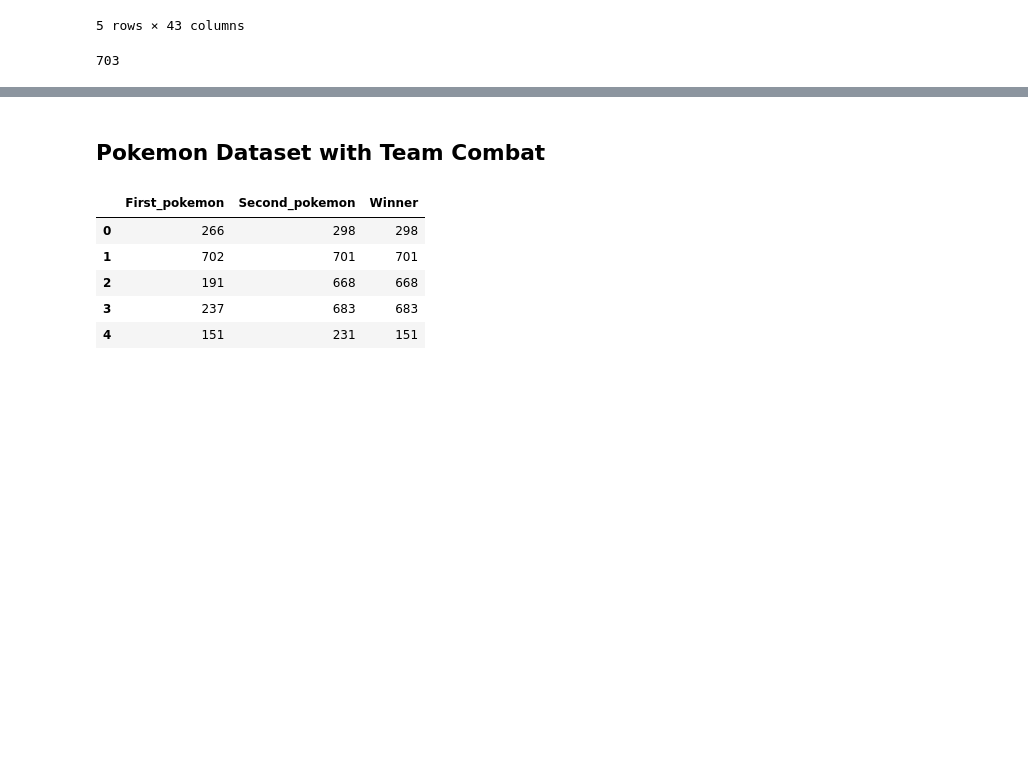
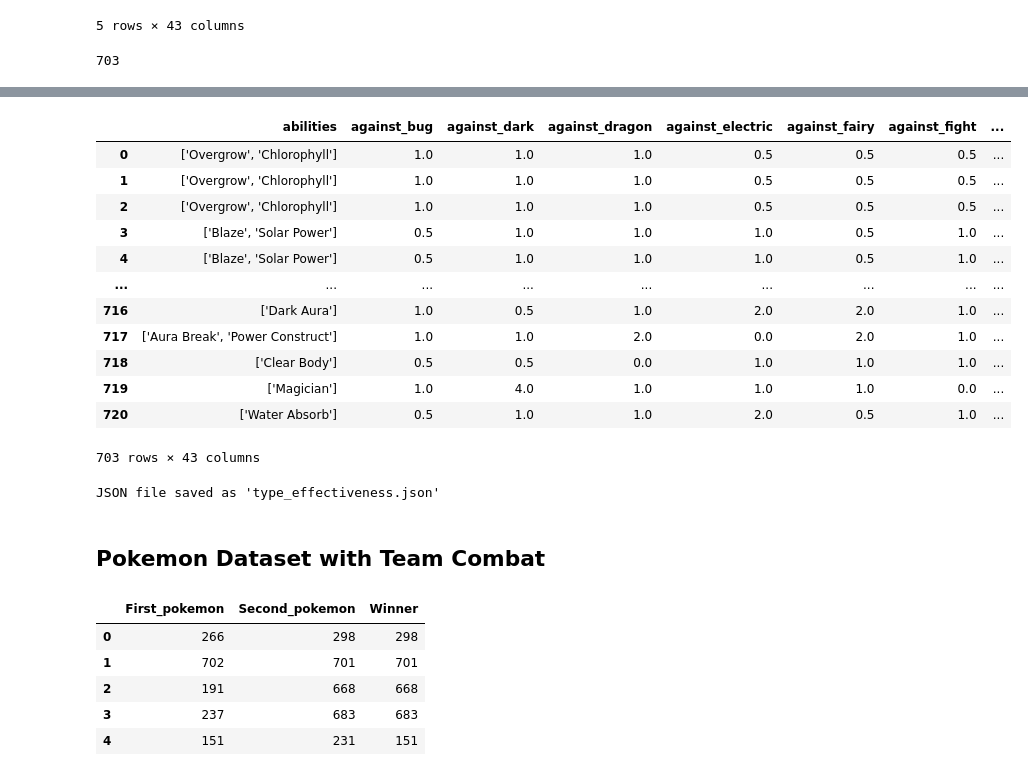
Before and after one commit to dataviscourse2024/group-project-visual-journey-in-the-world-of-pokemon, a Jupyter notebook: code/Pokemon_data_preprocessing.ipynb, the cells around one changed output, grey strips where cells are left out. Drawn from its saved outputs; the diff is of its cells as text; code cells hidden in the pictures; blank space fills up the shorter version.

Commit message:
Type effective matrix version3

```diff
--- a/code/Pokemon_data_preprocessing.ipynb
+++ b/code/Pokemon_data_preprocessing.ipynb
@@ -72,3 +65,5 @@ df_with_images.head()
 len(df_with_images)
 # %% [output]
 703
+# %%
+df_with_images['category'] = df_with_images['classfication'].apply(lambda x: x.split()[0])
@@ -75 +76,41 @@ len(df_with_images)
+# %%
+df_with_images = df_with_images.drop(columns=['classfication'])
+# %%
+df_with_images
+# %% [output]
+|  | abilities | against_bug | against_dark | against_dragon | against_electric | against_fairy | against_fight | ... |
+| 0 | ['Overgrow', 'Chlorophyll'] | 1.0 | 1.0 | 1.0 | 0.5 | 0.5 | 0.5 | ... |
+| 1 | ['Overgrow', 'Chlorophyll'] | 1.0 | 1.0 | 1.0 | 0.5 | 0.5 | 0.5 | ... |
+| 2 | ['Overgrow', 'Chlorophyll'] | 1.0 | 1.0 | 1.0 | 0.5 | 0.5 | 0.5 | ... |
+| 3 | ['Blaze', 'Solar Power'] | 0.5 | 1.0 | 1.0 | 1.0 | 0.5 | 1.0 | ... |
+| 4 | ['Blaze', 'Solar Power'] | 0.5 | 1.0 | 1.0 | 1.0 | 0.5 | 1.0 | ... |
+| ... | ... | ... | ... | ... | ... | ... | ... | ... |
+| 716 | ['Dark Aura'] | 1.0 | 0.5 | 1.0 | 2.0 | 2.0 | 1.0 | ... |
+| 717 | ['Aura Break', 'Power Construct'] | 1.0 | 1.0 | 2.0 | 0.0 | 2.0 | 1.0 | ... |
+| 718 | ['Clear Body'] | 0.5 | 0.5 | 0.0 | 1.0 | 1.0 | 1.0 | ... |
+| 719 | ['Magician'] | 1.0 | 4.0 | 1.0 | 1.0 | 1.0 | 0.0 | ... |
+| 720 | ['Water Absorb'] | 0.5 | 1.0 | 1.0 | 2.0 | 0.5 | 1.0 | ... |
+703 rows × 43 columns
+# %%
+from pprint import pprint
+import json
+
+column_mapping = {
+    'against_fight': 'against_fighting'  # Rename `against_fight` to `against_fighting`
+}
+df.rename(columns=column_mapping, inplace=True)
+
+type_effectiveness_data = {}
+for _, row in df.iterrows():
+    type_name = row['type1']
+    effectiveness = {col.replace('against_', ''): row[col] for col in df.columns if col.startswith('against_')}
+    type_effectiveness_data[type_name] = effectiveness
+
+# pprint(type_effectiveness_data)
+with open('type_effectiveness.json', 'w') as json_file:
+    json.dump(type_effectiveness_data, json_file, indent=4)
+
+print("JSON file saved as 'type_effectiveness.json'")
+# %% [output]
+JSON file saved as 'type_effectiveness.json'
 # %%
```
Also changed, not shown: parts of 3 cells of this notebook, 2 other files.
